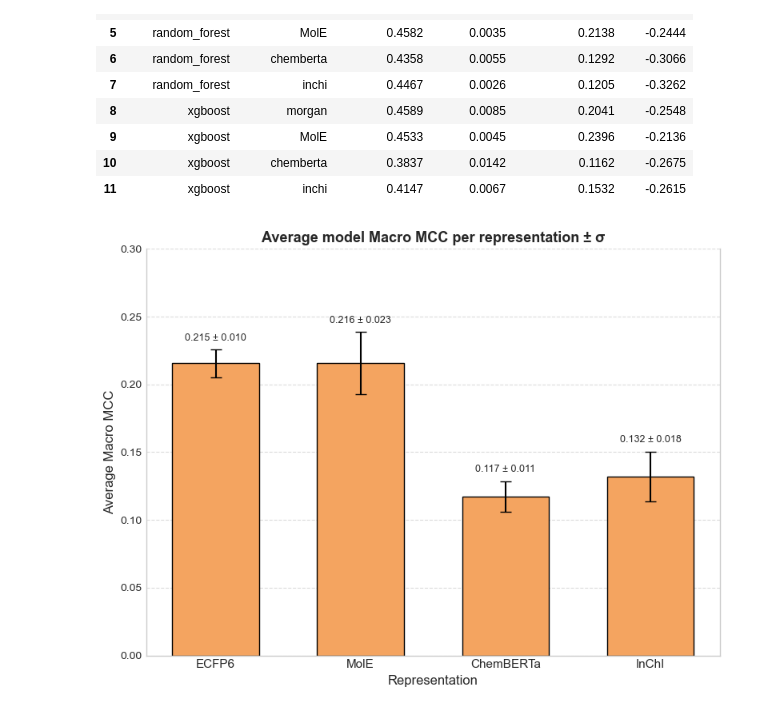
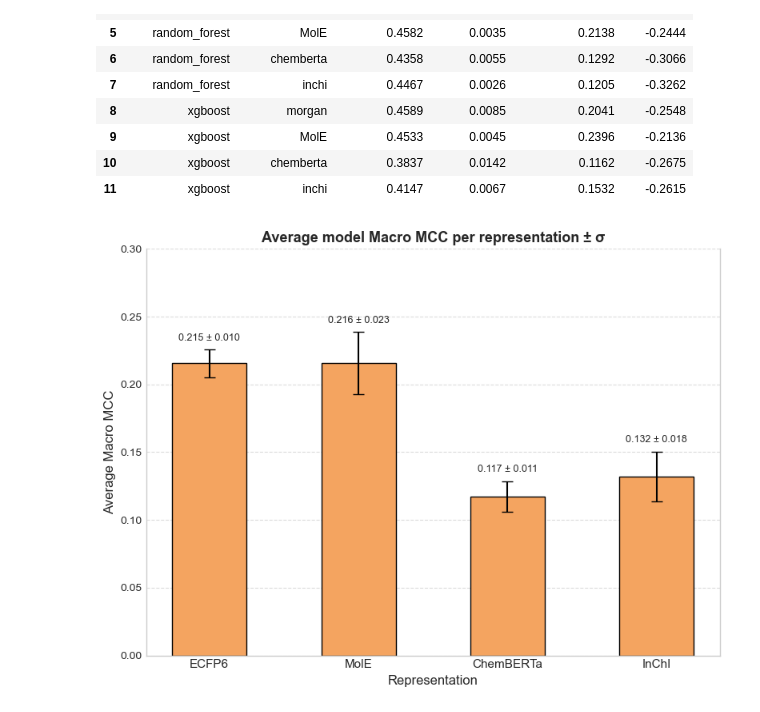
Before and after one commit to grobles17/IMF_TFM_Drug_Metabolism, a Jupyter notebook: main_pipeline/results/collected_results/results_eda.ipynb, the cells around one changed output. Drawn from its saved outputs; the diff is of its cells as text; code cells hidden in the pictures.

```diff
--- a/main_pipeline/results/collected_results/results_eda.ipynb
+++ b/main_pipeline/results/collected_results/results_eda.ipynb
@@ -462,13 +431,6 @@ Table preview:
 | 10 | xgboost | chemberta | 0.3837 | 0.0142 | 0.1162 | -0.2675 |
 | 11 | xgboost | inchi | 0.4147 | 0.0067 | 0.1532 | -0.2615 |
 # %%
-import pandas as pd
-import matplotlib.pyplot as plt
-import seaborn as sns
-
-# ----------------------------------------------------------------------
-# Load data
-# ----------------------------------------------------------------------
 summary_repr = pd.read_csv("summary_by_representation.csv")
 
 # Define the desired order and corresponding labels
@@ -490,34 +452,34 @@ bars = plt.bar(
     color='sandybrown',
     edgecolor='black',
     capsize=5,
-    width=0.6,
-    error_kw={'linewidth': 1.5, 'ecolor': 'black'}
+    width=0.5,
+    error_kw={'linewidth': 1.5}
 )
 
 # Add value labels above the error bars
 for bar, mean, std in zip(bars, summary_repr['mean_macro_mcc'], summary_repr['std_macro_mcc']):
     # Place text at (bar center, mean + std + a small offset)
     y_pos = mean + std + 0.005
     plt.text(bar.get_x() + bar.get_width()/2., y_pos,
              f'{mean:.3f} ± {std:.3f}',
              ha='center', va='bottom', fontsize=9)
 
 # Customise x‑ticks with the desired labels
 plt.xticks(ticks=range(len(order)), labels=labels, fontsize=11)
 
 # Labels and title
 plt.ylabel('Average Macro MCC', fontsize=12)
 plt.xlabel('Representation', fontsize=12)
 plt.title('Average model Macro MCC per representation ± σ', fontsize=13, fontweight='bold')
 plt.ylim(0, 0.3)   # adjust to leave space for labels
 plt.grid(axis='x', linestyle='-', alpha=0) #remove x grid lines for clarity
 plt.grid(axis='y', linestyle='--', alpha=0.7)   # only horizontal grid
 
 # Remove top and right spines
 sns.despine(right=False, top=True)
 
 plt.tight_layout()
 plt.savefig('macro_mcc_per_representation.png', dpi=300)
 plt.show()
 # %% [output]
-[figure, old version]
+[figure, new version]
```
Also changed, not shown: parts of 7 cells of this notebook, 13 other files.
